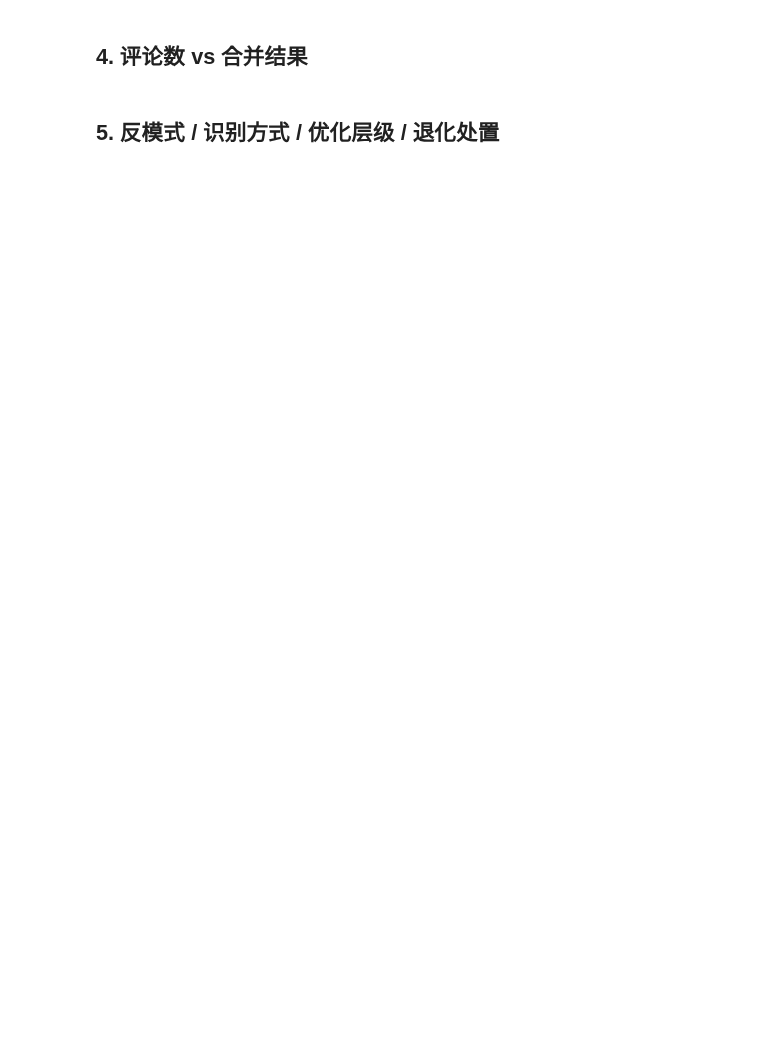
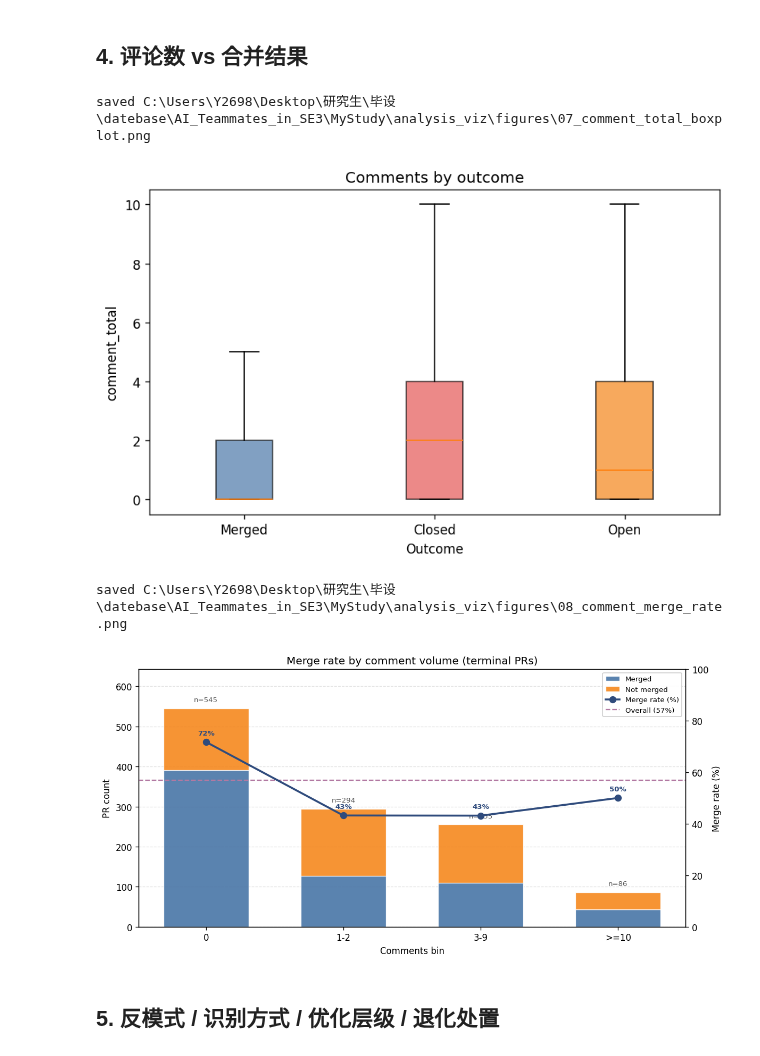
Before and after one commit to Yinhaha2/MyStudy, a Jupyter notebook: analysis_viz/perf_pr_visualization.ipynb, the cells around one changed output. Cells and saved outputs as stored; diff of their text form; code cells hidden in the pictures; blank space fills up the shorter version.

```diff
--- a/analysis_viz/perf_pr_visualization.ipynb
+++ b/analysis_viz/perf_pr_visualization.ipynb
@@ -260,20 +460,25 @@ plot_merge_rate_by_bin(
 # %%
 if "df" not in globals():
     raise RuntimeError(
         "❌ 还没加载数据！\n"
         "请先运行最上面「初始化」那一格（看到 ✅ 初始化完成），\n"
         "或菜单 Run → Run All。"
     )
 
-plot_box_by_outcome(df, "comment_total", "Comments by outcome", "comment_total", "07_comment_total_boxplot.png")
+plot_comment_distribution_by_outcome(df, "07_comment_total_boxplot.png")
 plot_merge_rate_by_bin(
     terminal, "comment_total",
     bins=[-0.1, 0.5, 2.5, 9.5, terminal["comment_total"].max() + 1],
     labels=["0", "1-2", "3-9", ">=10"],
     title="Merge rate by comment volume (terminal PRs)",
     xlabel="Comments bin",
     fname="08_comment_merge_rate.png",
 )
+# %% [output]
+saved C:\Users\Y2698\Desktop\研究生\毕设\datebase\AI_Teammates_in_SE3\MyStudy\analysis_viz\figures\07_comment_total_boxplot.png
+[figure, added]
+saved C:\Users\Y2698\Desktop\研究生\毕设\datebase\AI_Teammates_in_SE3\MyStudy\analysis_viz\figures\08_comment_merge_rate.png
+[figure, added]
 # %% [markdown]
 ## 5. 反模式 / 识别方式 / 优化层级 / 退化处置
 # %%
```
Also changed, not shown: parts of 7 cells of this notebook.
